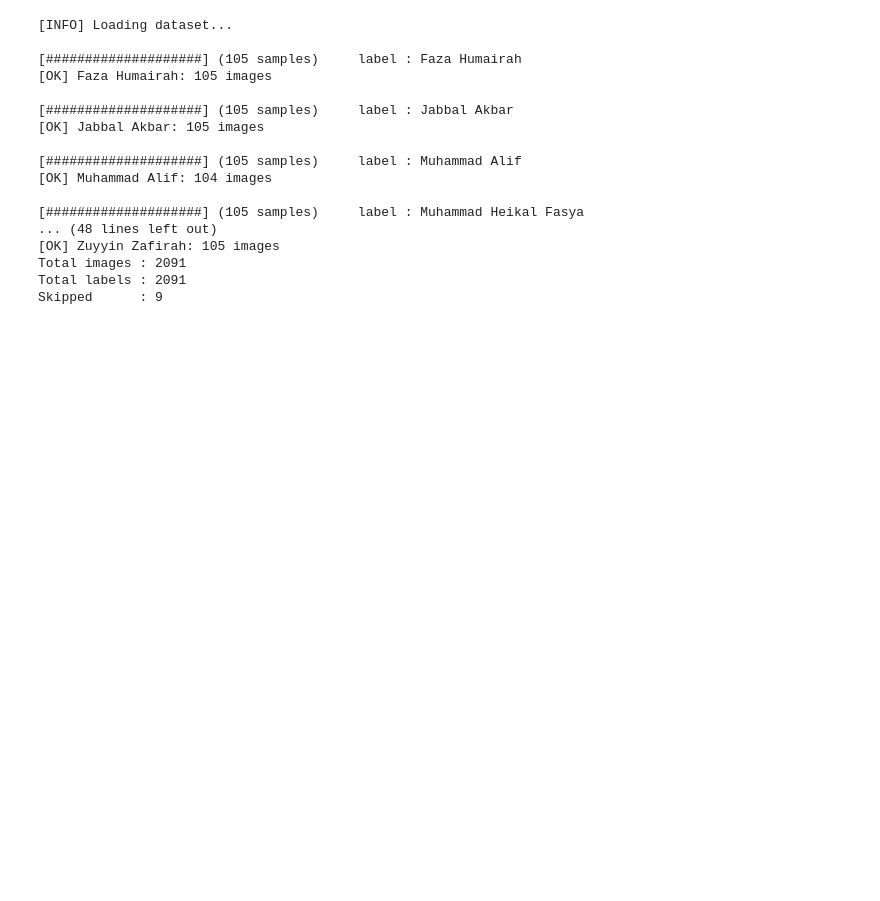
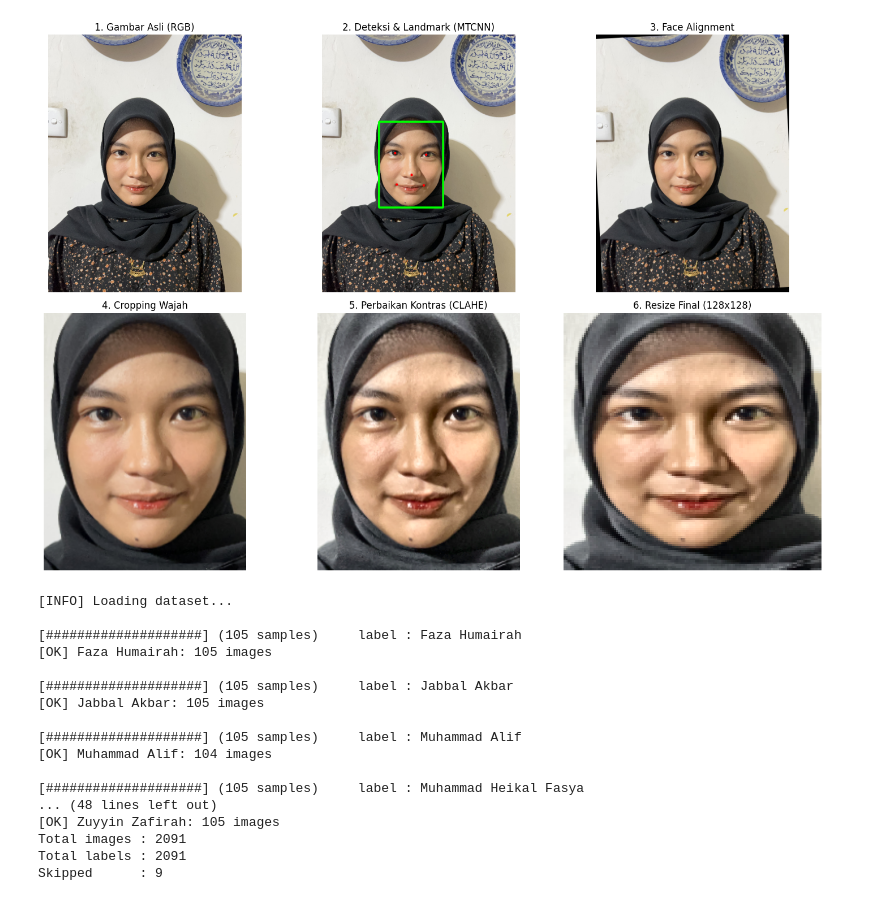
Before and after one commit to natasyababulrhaiyan/FaceAttend_VC, a Jupyter notebook: train_cnn_model2.ipynb, the cells around one changed output. Drawn from its saved outputs; the diff is of its cells as text; code cells hidden in the pictures; blank space fills up the shorter version.

```diff
--- a/train_cnn_model2.ipynb
+++ b/train_cnn_model2.ipynb
@@ -12,3 +155,16 @@ from tensorflow.keras.layers import (
+# %%
+# Ganti path ini dengan salah satu path foto wajah dari dataset Anda
+contoh_path_gambar = "Dataset/Dataset_wajah/Natasya Babulrhaiyan/IMG_4083.JPG"
+
+gambar = cv2.imread(contoh_path_gambar)
+
+if gambar is not None:
+    # Memanggil fungsi yang akan menampilkan langkah-langkahnya
+    hasil = detect_face_visualize(gambar)
+else:
+    print("Gambar tidak ditemukan, periksa kembali path gambar Anda.")
+# %% [output]
+[figure, added]
 # %%
 # FACE DETECTION, LANDMARK, FACE ALIGNMENT DAN PREPROCESSING WAJAH
 
```
Also changed, not shown: parts of 10 cells of this notebook, 9 other files.
